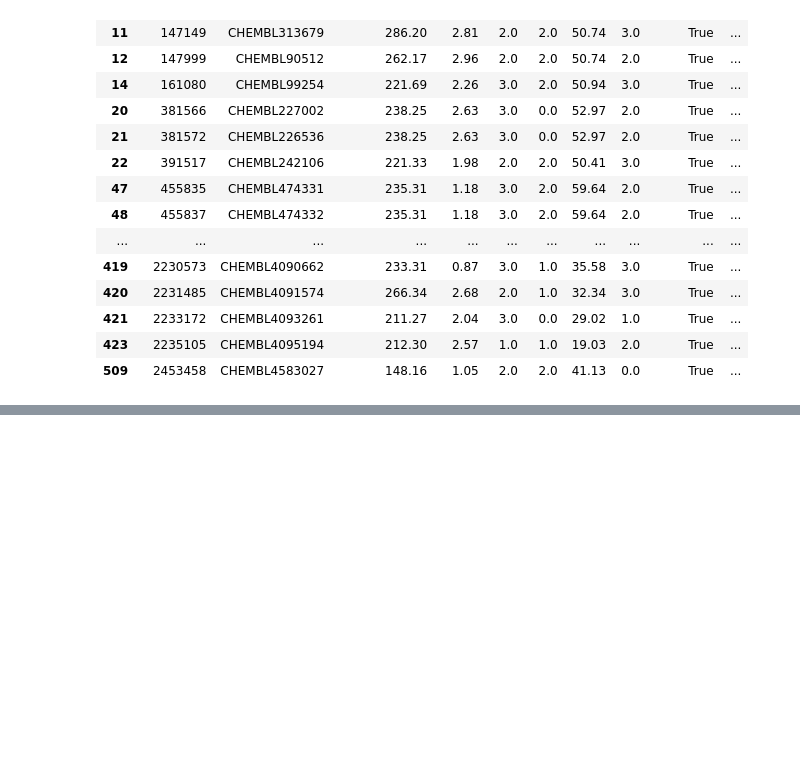
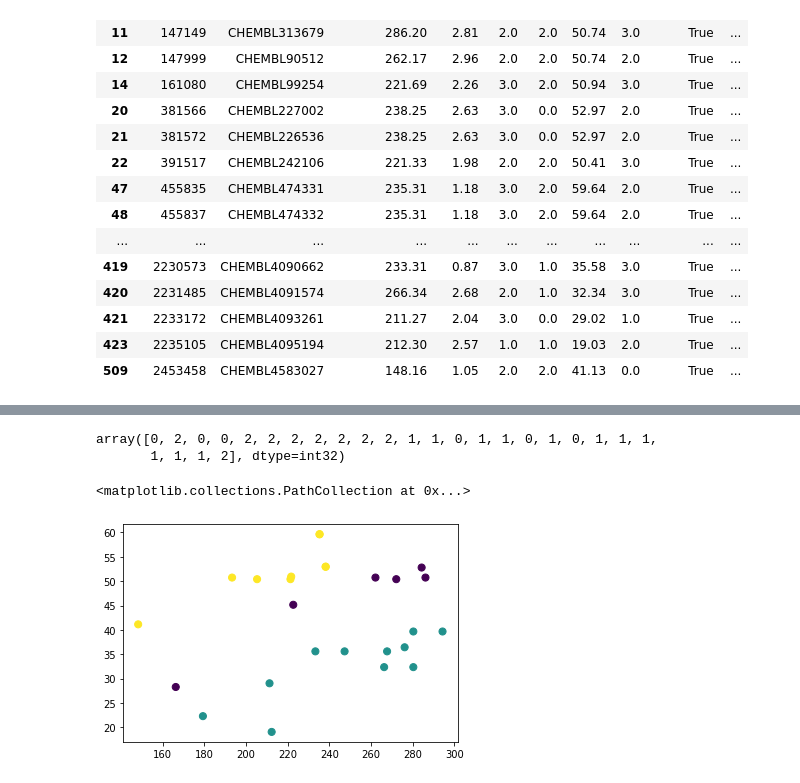
Before and after one commit to alverad-katsuro/chembl_analyser, a Jupyter notebook: Dados.ipynb, the cells around one changed output, grey strips where cells are left out. Drawn from its saved outputs; the diff is of its cells as text; code cells hidden in the pictures; blank space fills up the shorter version.

Commit message:
plot kmeans

```diff
--- a/Dados.ipynb
+++ b/Dados.ipynb
@@ -217,0 +198,4 @@ pd.get_dummies(chemb_data_cruzain_inib.query("num_lipinski_ro5_violations == 0 &
+# %%
+prep_clust = pd.get_dummies(chemb_data_cruzain_inib.query("num_lipinski_ro5_violations == 0 & ro3_pass == 'True'"), columns=["molecular_species"])
+prep_clust = prep_clust.drop(['chembl_id','molregno', "num_ro5_violations", "ro3_pass", "full_molformula"], axis=1)
+prep_clust.head()
@@ -217,0 +209,3 @@ pd.get_dummies(chemb_data_cruzain_inib.query("num_lipinski_ro5_violations == 0 &
+# %%
+prep_clust = prep_clust.replace({np.nan: "7"})
+prep_clust.head()
@@ -217,0 +223,7 @@ pd.get_dummies(chemb_data_cruzain_inib.query("num_lipinski_ro5_violations == 0 &
+# %%
+x = preprocessing.normalize(prep_clust, norm='l1')
+cluster = KMeans(n_clusters=3, random_state=5)
+cluster.fit(x).labels_
+# %% [output]
+array([0, 2, 0, 0, 2, 2, 2, 2, 2, 2, 2, 1, 1, 0, 1, 1, 0, 1, 0, 1, 1, 1,
+       1, 1, 1, 2], dtype=int32)
@@ -217,0 +232,5 @@ pd.get_dummies(chemb_data_cruzain_inib.query("num_lipinski_ro5_violations == 0 &
+# %%
+plt.scatter(x=prep_clust[['mw_freebase']], y=prep_clust.psa, c=cluster.fit(x).labels_, s=50)
+# %% [output]
+<matplotlib.collections.PathCollection at 0x...>
+[figure, added]
```
Also changed, not shown: parts of 5 cells of this notebook, 1 other file.
